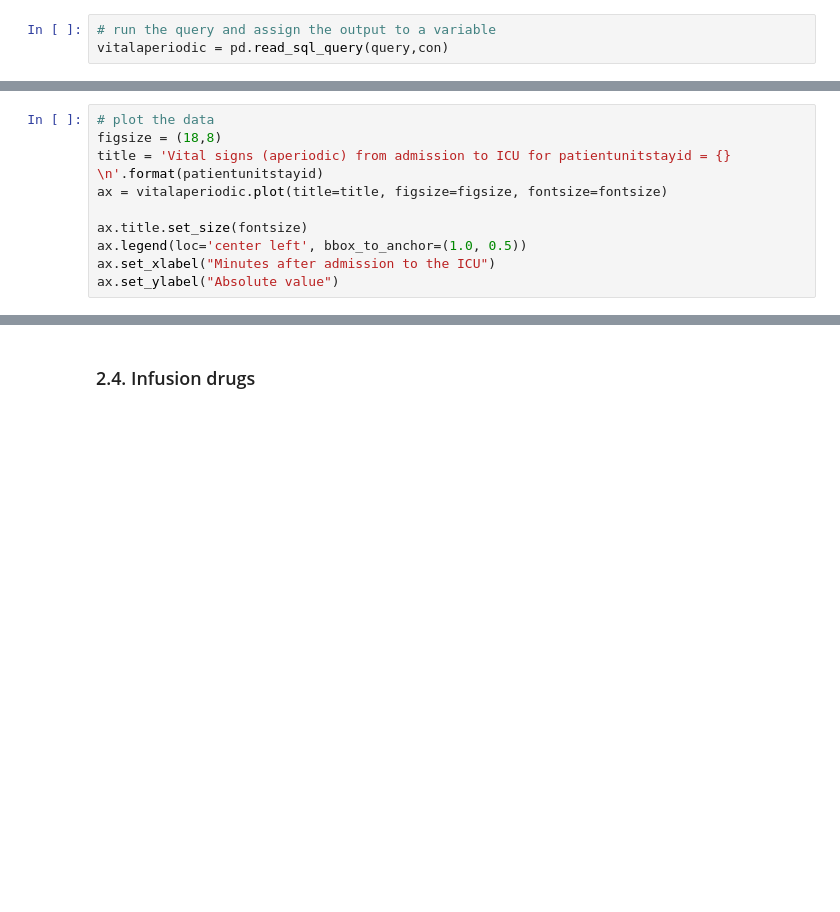
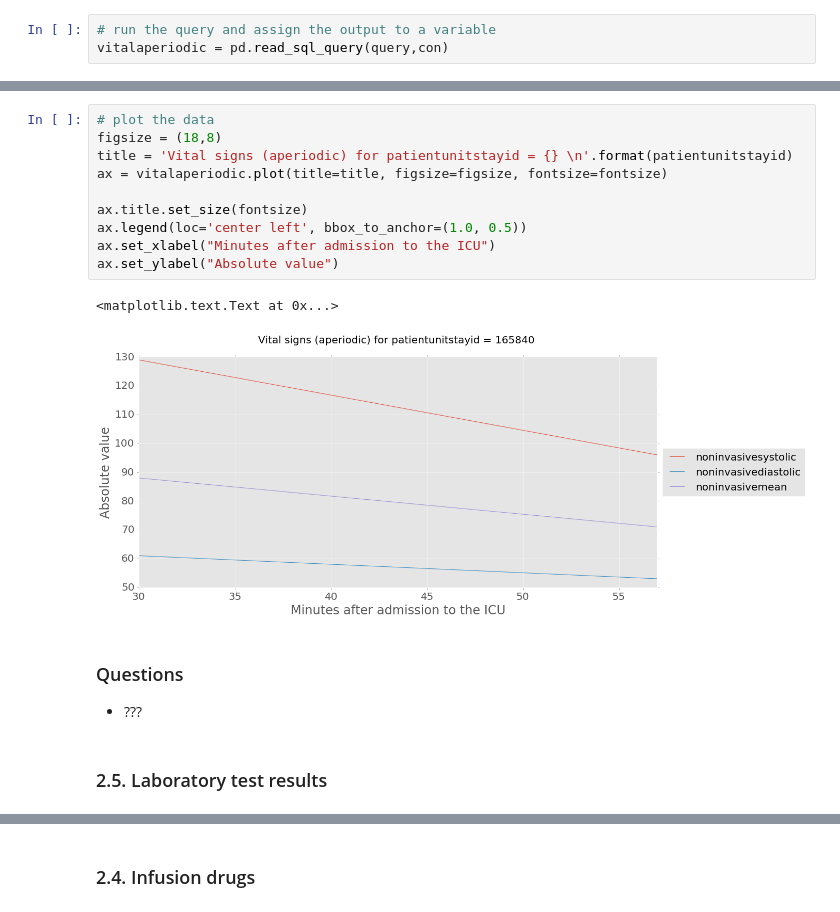
Before and after one commit to MIT-LCP/ACM-BCB-2017, a Jupyter notebook: 02-explore-single-stay.ipynb, the cells around one changed output, grey strips where cells are left out. Drawn from its saved outputs; the diff is of its cells as text; blank space fills up the shorter version.

```diff
--- a/02-explore-single-stay.ipynb
+++ b/02-explore-single-stay.ipynb
@@ -165,10 +286,19 @@ vitalaperiodic.head()
 # %%
 # plot the data
 figsize = (18,8)
-title = 'Vital signs (aperiodic) from admission to ICU for patientunitstayid = {} \n'.format(patientunitstayid)
+title = 'Vital signs (aperiodic) for patientunitstayid = {} \n'.format(patientunitstayid)
 ax = vitalaperiodic.plot(title=title, figsize=figsize, fontsize=fontsize)
 
 ax.title.set_size(fontsize)
 ax.legend(loc='center left', bbox_to_anchor=(1.0, 0.5))
 ax.set_xlabel("Minutes after admission to the ICU")
 ax.set_ylabel("Absolute value")
+# %% [output]
+<matplotlib.text.Text at 0x...>
+[figure, added]
+# %% [markdown]
+### Questions
+
+- ???
+# %% [markdown]
+### 2.5. Laboratory test results
```
Also changed, not shown: parts of 42 cells of this notebook, 1 other file.
